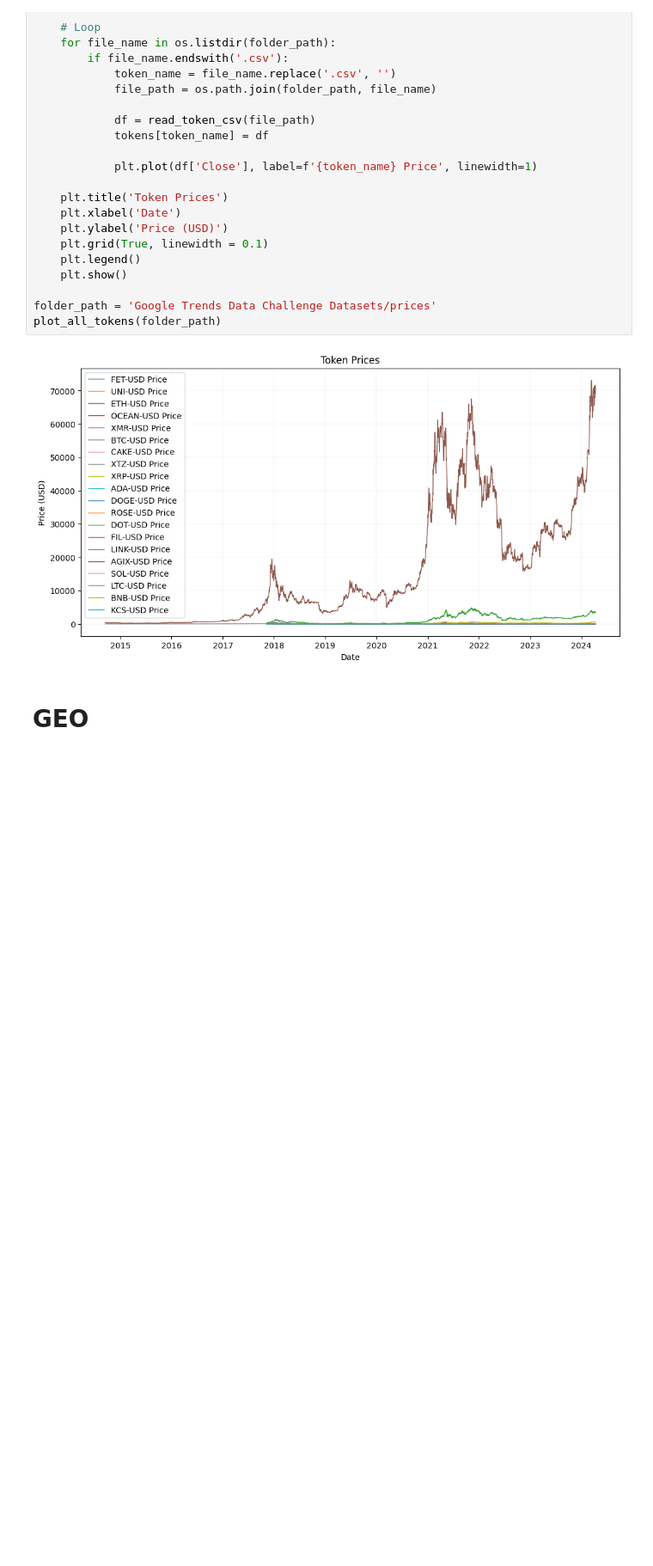
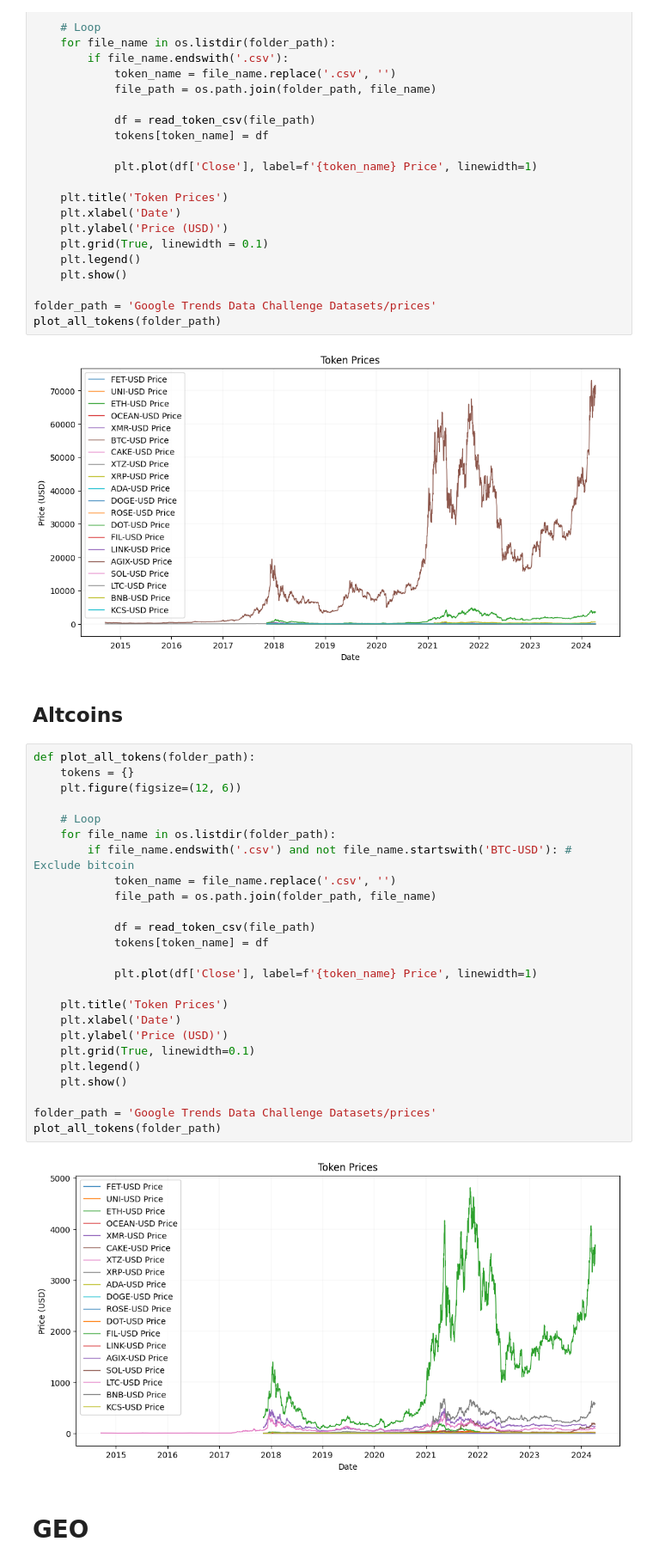
Before and after one commit to hugomoura10/Google_trends_analysis_prediction, a Jupyter notebook: context_analysis.ipynb, the cells around one changed output. Shown at 86% size. Saved outputs shown, nothing was run; the diff lists cells and outputs as text; blank space fills up the shorter version.

```diff
--- a/context_analysis.ipynb
+++ b/context_analysis.ipynb
@@ -125,6 +125,35 @@ folder_path = 'Google Trends Data Challenge Datasets/prices'
 plot_all_tokens(folder_path)
 # %% [output]
 [figure]
+# %% [markdown]
+## Altcoins
+# %%
+def plot_all_tokens(folder_path):
+    tokens = {}
+    plt.figure(figsize=(12, 6))
+
+    # Loop
+    for file_name in os.listdir(folder_path):
+        if file_name.endswith('.csv') and not file_name.startswith('BTC-USD'): # Exclude bitcoin
+            token_name = file_name.replace('.csv', '')
+            file_path = os.path.join(folder_path, file_name)
+
+            df = read_token_csv(file_path)
+            tokens[token_name] = df
+
+            plt.plot(df['Close'], label=f'{token_name} Price', linewidth=1)
+
+    plt.title('Token Prices')
+    plt.xlabel('Date')
+    plt.ylabel('Price (USD)')
+    plt.grid(True, linewidth=0.1)
+    plt.legend()
+    plt.show()
+
+folder_path = 'Google Trends Data Challenge Datasets/prices'
+plot_all_tokens(folder_path)
+# %% [output]
+[figure, added]
 # %% [markdown]
 # GEO
 # %%
```
Also changed, not shown: 17 other files.
